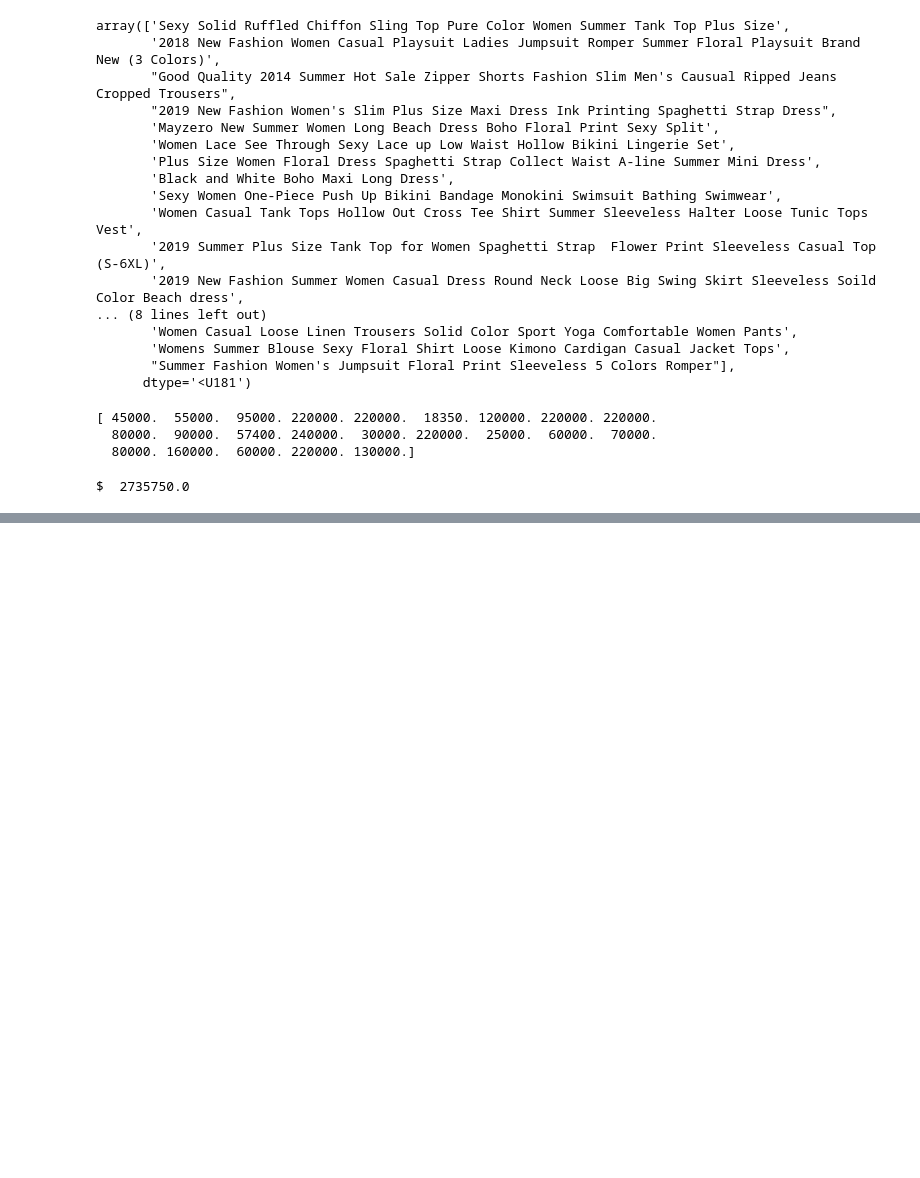
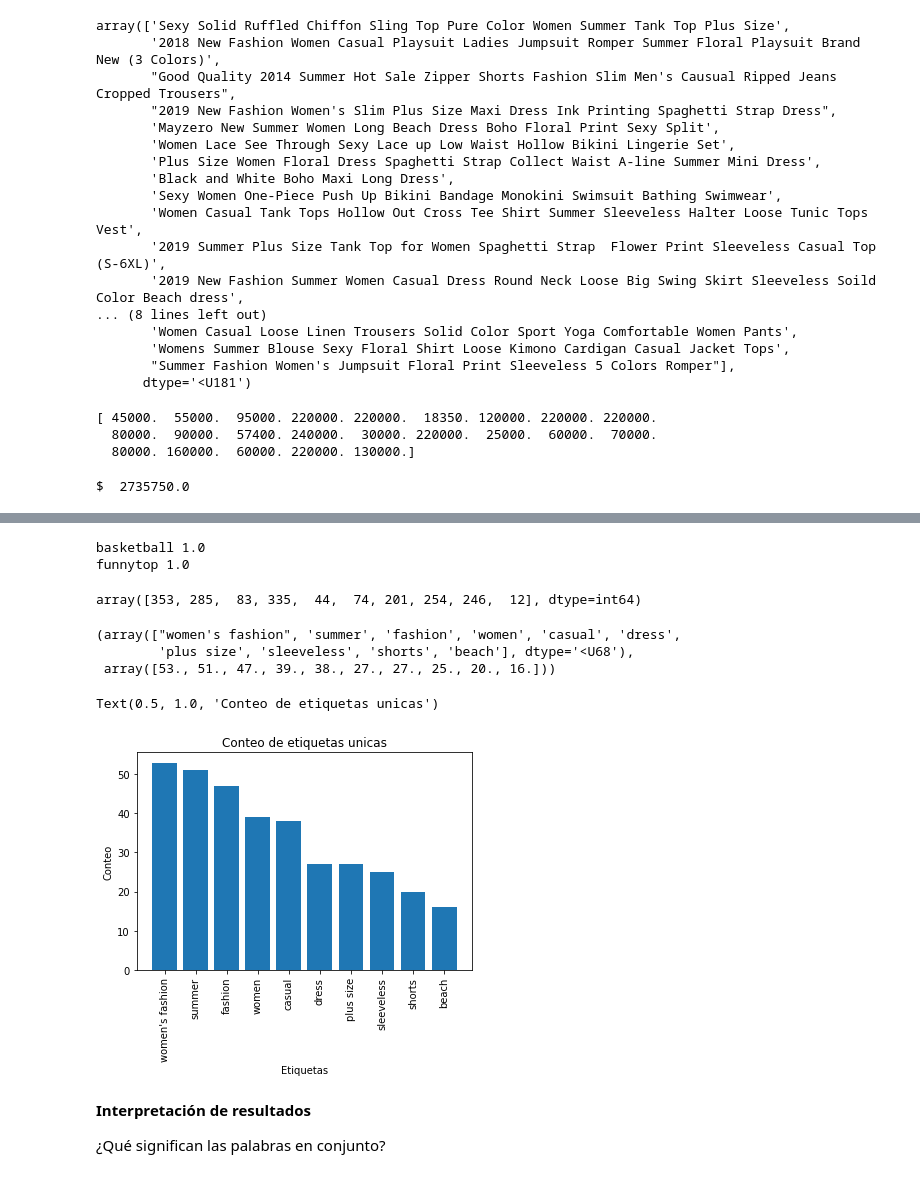
Before and after one commit to aavendan/Python-para-DataScience, a Jupyter notebook: Python 103.ipynb, the cells around one changed output, grey strips where cells are left out. Drawn from its saved outputs; the diff is of its cells as text; code cells hidden in the pictures; blank space fills up the shorter version.

```diff
--- a/Python 103.ipynb
+++ b/Python 103.ipynb
@@ -299,0 +340,8 @@ $  2735750.0
+# %%
+aTodasEtiquetas = np.array([])
+
+for linea in etiquetas:
+    minusculas = linea.lower()
+    sincomillas = minusculas.replace('\"','')
+    listaEtiquetas = sincomillas.split(',')
+    aTodasEtiquetas = np.append(aTodasEtiquetas, listaEtiquetas)
@@ -299,0 +373,3 @@ $  2735750.0
+# %%
+unicos = np.unique(aTodasEtiquetas)
+print(unicos.shape)
@@ -299,0 +378,5 @@ $  2735750.0
+# %%
+conteo = np.array([])
+for etiquetaUnica in unicos:
+    veces = aTodasEtiquetas == etiquetaUnica
+    conteo = np.append(conteo, np.sum(veces))
@@ -299,0 +407,6 @@ $  2735750.0
+# %%
+print(unicos[10], conteo[10])
+print(unicos[100], conteo[100])
+# %% [output]
+basketball 1.0
+funnytop 1.0
@@ -299,0 +415,25 @@ $  2735750.0
+# %%
+conteoOrdenado = np.flip(np.argsort(conteo))
+top10 = conteoOrdenado[:10]
+top10
+# %% [output]
+array([353, 285,  83, 335,  44,  74, 201, 254, 246,  12], dtype=int64)
+# %%
+unicos[top10], conteo[top10]
+# %% [output]
+(array(["women's fashion", 'summer', 'fashion', 'women', 'casual', 'dress',
+        'plus size', 'sleeveless', 'shorts', 'beach'], dtype='<U68'),
+ array([53., 51., 47., 39., 38., 27., 27., 25., 20., 16.]))
+# %%
+plt.bar(unicos[top10], conteo[top10])
+plt.xticks(rotation=90)
+plt.xlabel('Etiquetas')
+plt.ylabel('Conteo')
+plt.title('Conteo de etiquetas unicas')
+# %% [output]
+Text(0.5, 1.0, 'Conteo de etiquetas unicas')
+[figure, added]
+# %% [markdown]
+**Interpretación de resultados**
+
+¿Qué significan las palabras en conjunto?
```
Also changed, not shown: parts of 16 cells of this notebook.
